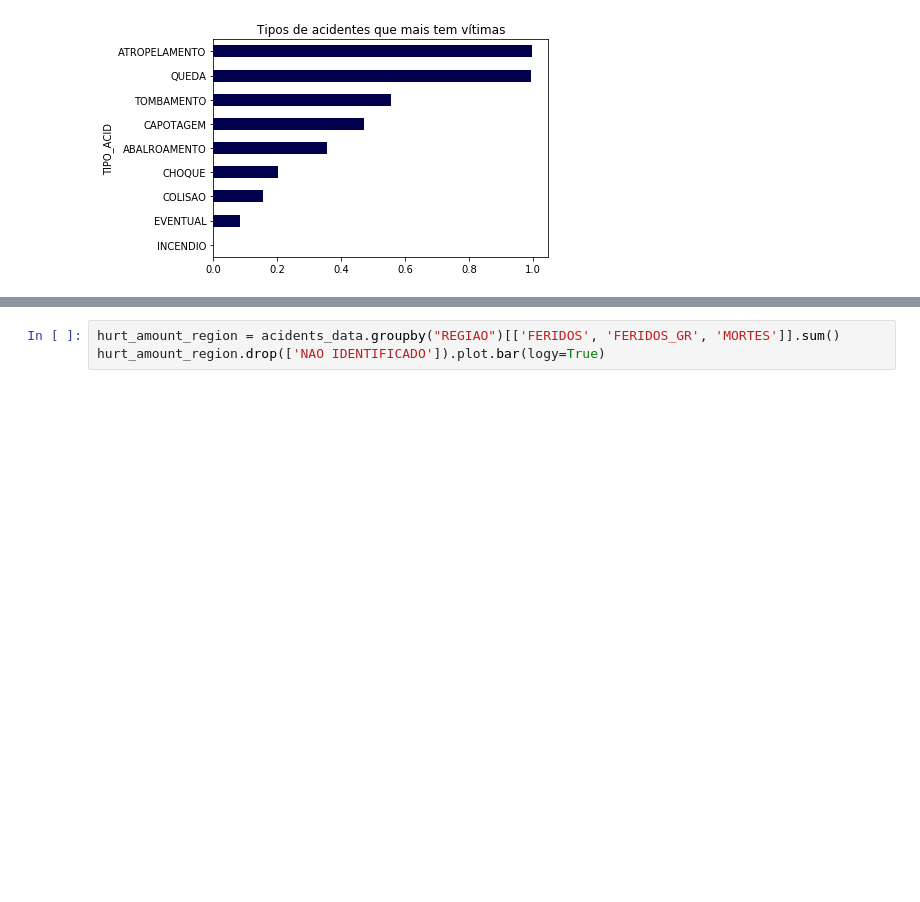
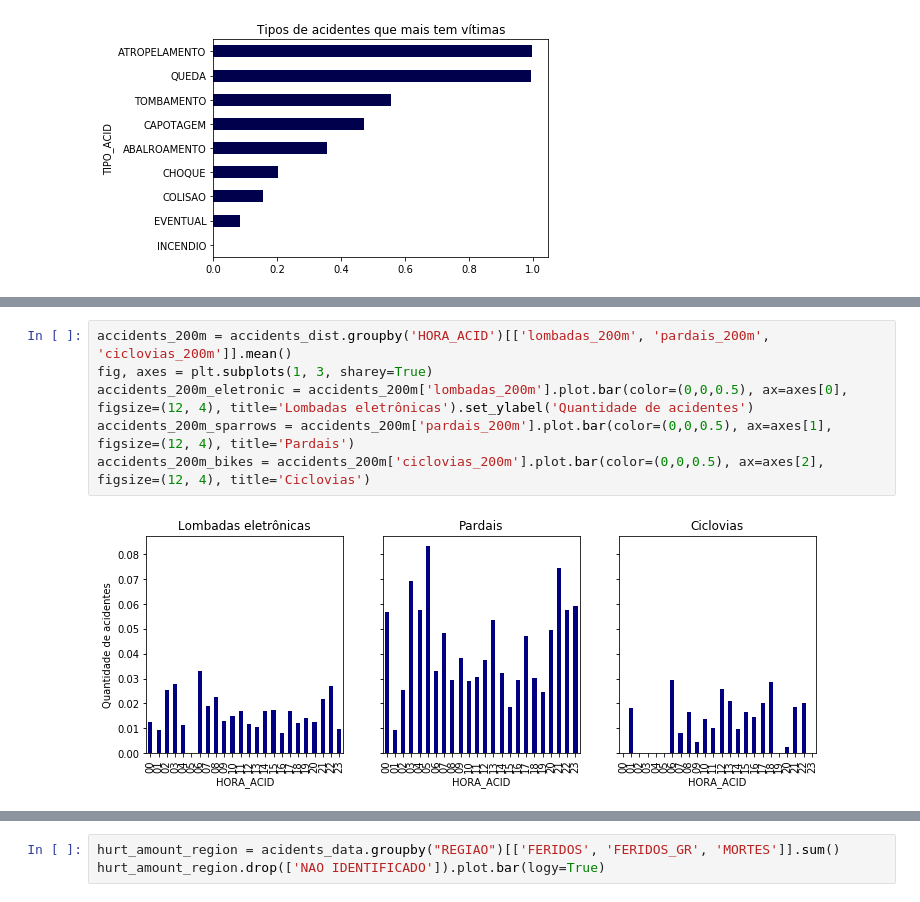
Before and after one commit to if1015-datascience-ufpe/2018-2-projeto-data-lords, a Jupyter notebook: project.ipynb, the cells around one changed output, grey strips where cells are left out. Cells and saved outputs as stored; diff of their text form; blank space fills up the shorter version.

```diff
--- a/project.ipynb
+++ b/project.ipynb
@@ -891,0 +888,8 @@ acident_type_vic.plot.barh(color =(0,0,0.3), title='Tipos de acidentes que mais
+# %%
+accidents_200m = accidents_dist.groupby('HORA_ACID')[['lombadas_200m', 'pardais_200m', 'ciclovias_200m']].mean()
+fig, axes = plt.subplots(1, 3, sharey=True)
+accidents_200m_eletronic = accidents_200m['lombadas_200m'].plot.bar(color=(0,0,0.5), ax=axes[0], figsize=(12, 4), title='Lombadas eletrônicas').set_ylabel('Quantidade de acidentes')
+accidents_200m_sparrows = accidents_200m['pardais_200m'].plot.bar(color=(0,0,0.5), ax=axes[1], figsize=(12, 4), title='Pardais')
+accidents_200m_bikes = accidents_200m['ciclovias_200m'].plot.bar(color=(0,0,0.5), ax=axes[2], figsize=(12, 4), title='Ciclovias')
+# %% [output]
+[figure, added]
```
Also changed, not shown: parts of 17 cells of this notebook.
